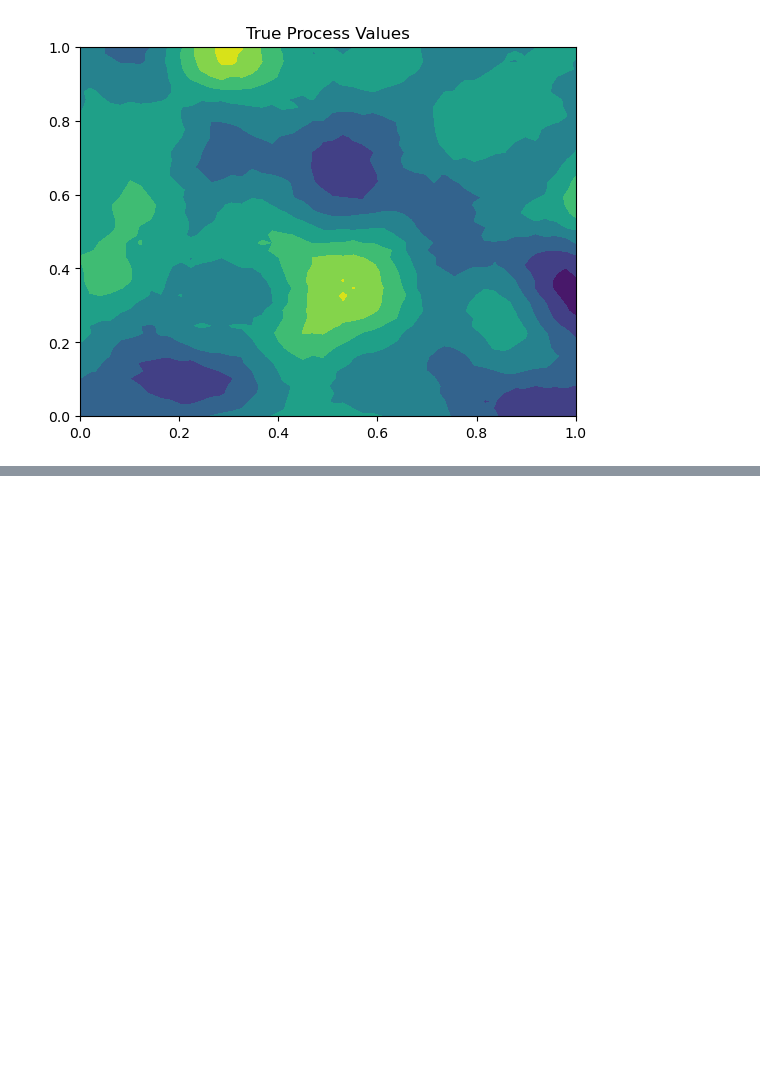
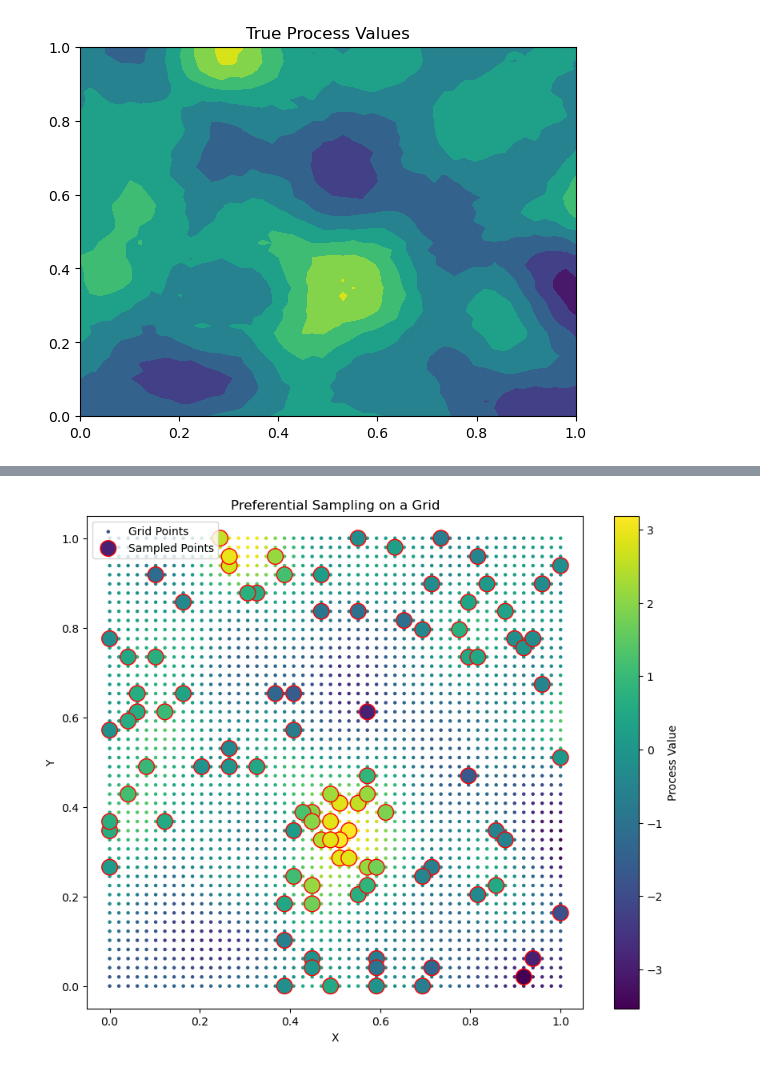
Before and after one commit to elliekkim/deep_ps, a Jupyter notebook: dk_with_ps.ipynb, the cells around one changed output, grey strips where cells are left out. Cells and saved outputs as stored; diff of their text form; code cells hidden in the pictures; blank space fills up the shorter version.

```diff
--- a/dk_with_ps.ipynb
+++ b/dk_with_ps.ipynb
@@ -69,8 +69,8 @@ class DeepKrigingEmbedding3d(nn.Module):
             K += num_basis_res
         return phi
 # %%
-true_scaling = 2.0  # Example true scaling parameter
-true_intercept = 0.0  # Example true intercept parameter
+true_scaling = 0.5  # Example true scaling parameter
+true_intercept = -2  # Example true intercept parameter
 
 def softmax(x):
     return np.exp(x) / np.sum(np.exp(x))
@@ -84,83 +84,21 @@ def preferential_sampling(points, values, n_samples=50):
     return points[sampled_indices], values[sampled_indices], sampled_indices
 
 # Sample points from the grid preferentially
-observed_points, observed_values, observed_indices = preferential_sampling(grid_points, process_values, n_samples=200)
+observed_points, observed_values, observed_indices = preferential_sampling(grid_points, process_values, n_samples=100)
 non_observed_indices = np.setdiff1d(np.arange(grid_points.shape[0]), observed_indices)
 non_observed_points = grid_points[non_observed_indices]
 non_observed_values = process_values[non_observed_indices]
 
-from sklearn.model_selection import train_test_split
-# Split training data into training and validation sets:
-s_train, s_val, y_train, y_val = train_test_split(observed_points, observed_values, test_size=0.2, random_state=2023)
-s_test = non_observed_points
+# plot the sampled points?
 
-# input_dim = 0  # Only want model to take in basis functions
-num_hidden_layers = 1
-hidden_dims = 100
-K = 3  # Number of basis functions
-
-
-# Instantiate the embedding layer
-embedding_layer = DeepKrigingEmbedding3d(K)
-input_dim = sum(embedding_layer.num_basis)  # This should match 1830
-
-# Convert numpy arrays to torch tensors
-s_train_tensor = torch.tensor(s_train, dtype=torch.float32)
-s_val_tensor = torch.tensor(s_val, dtype=torch.float32)
-s_test_tensor = torch.tensor(s_test, dtype=torch.float32)
-s_all_tensor = torch.tensor(grid_points, dtype=torch.float32)
-
-print(s_train_tensor)
-embedding_layer.eval()
-# Compute the basis functions for each split using the tensor inputs
-phi_train = embedding_layer(s_train_tensor)
-phi_val = embedding_layer(s_val_tensor)
-phi_test = embedding_layer(s_test_tensor)
-phi_all = embedding_layer(s_all_tensor)
-
-# Convert y_train, y_val, and y_test to torch tensors
-y_train = torch.tensor(y_train, dtype=torch.float32).view(-1, 1)
-y_val = torch.tensor(y_val, dtype=torch.float32).view(-1, 1)
-y_test = non_observed_values
-y_test = torch.tensor(y_test, dtype=torch.float32).view(-1, 1)
-
-deepkriging_model = DeepKrigingMLP(input_dim, num_hidden_layers, hidden_dims, K=K, activation='relu')
-
-train_loader = torch.utils.data.DataLoader(
-    dataset=torch.utils.data.TensorDataset(phi_train, y_train),
-    batch_size=32, shuffle=True
-)
-
-val_loader = torch.utils.data.DataLoader(
-    dataset=torch.utils.data.TensorDataset(phi_val, y_val),
-    batch_size=32, shuffle=False
-)
-
-test_loader = torch.utils.data.DataLoader(
-    dataset=torch.utils.data.TensorDataset(phi_test, y_test),
-    batch_size=32, shuffle=False
-)
-
-data_generators = {'train': train_loader, 'val': val_loader, 'test': test_loader}
-
-from custom_dk_imports import NewLoss
-trainer = Trainer(
-    model=deepkriging_model,
-    data_generators={'train': train_loader, 'val': val_loader, 'test': test_loader},
-    optim='adam',
-    optim_params={'lr': 0.001},
-    loss_fn=NewLoss(s_train, observed_indices, s_all_tensor, y_train),
-    # loss_fn=nn.MSELoss(),
-    window_size=10,
-    device=torch.device('cuda' if torch.cuda.is_available() else 'cpu'),
-    epochs=100,
-    patience=10
-)
-
-trainer.train()
-
-deepkriging_model.eval()
-
-with torch.no_grad():
-    y_pred_deepkriging = deepkriging_model(phi_all).cpu().numpy()
+# Visualization with color coding based on values
+plt.figure(figsize=(10, 8))
+scatter = plt.scatter(grid_points[:, 0], grid_points[:, 1], c=process_values, cmap='viridis', s=5, label='Grid Points')
+plt.scatter(observed_points[:, 0], observed_points[:, 1], c=observed_values, cmap='viridis', edgecolor='red', s=200, label='Sampled Points', marker='o')
+plt.colorbar(scatter, label='Process Value')
+plt.title("Preferential Sampling on a Grid")
+plt.xlabel("X")
+plt.ylabel("Y")
+plt.legend()
+plt.show()
 # %% [output]
@@ -200,0 +105 @@ Restoring the best model
+[figure, added]
```
Also changed, not shown: parts of 7 cells of this notebook, 1 other file.
